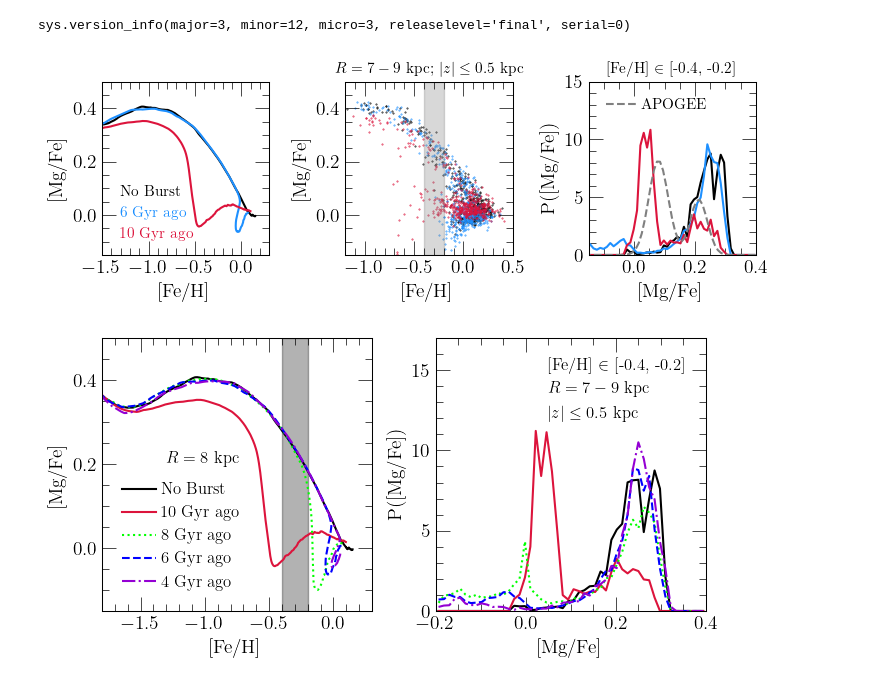
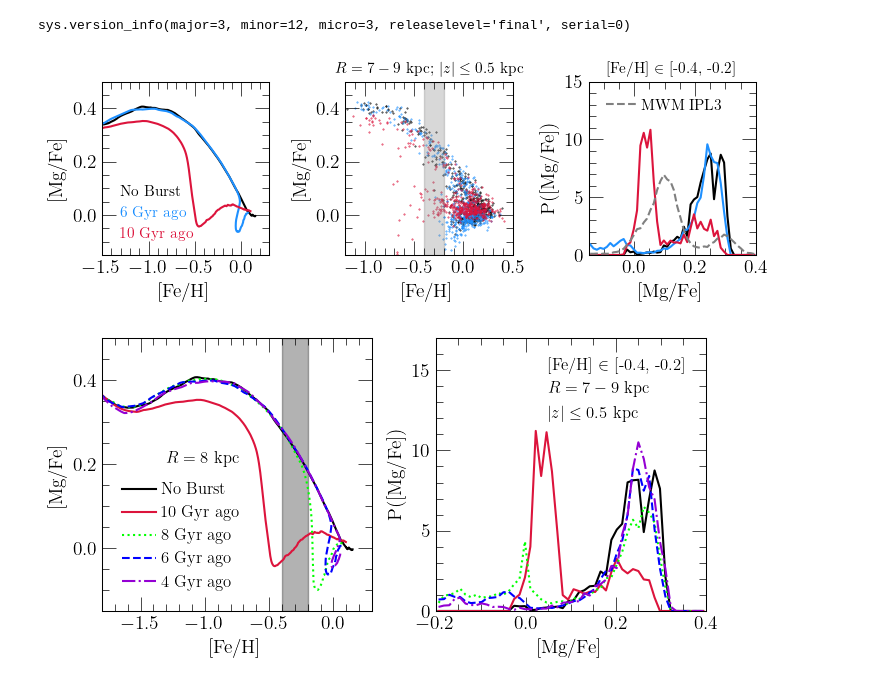
Before and after one commit to giganano/merger-flows, a Jupyter notebook: notebooks/timing.ipynb, the cells around one changed output. Drawn from its saved outputs; the diff is of its cells as text; code cells hidden in the pictures.

```diff
--- a/notebooks/timing.ipynb
+++ b/notebooks/timing.ipynb
@@ -5,13 +5,18 @@ from plots.mpltoolkit import mpl_loc, named_colors, markers, fancy_legend, negat
 import numpy as np
 import vice
 import sys
+from databanks.SDSS.IPL3 import IPL3_GIANTS
 sys.path.append("..")
 from src.utils import subsample_stellar_populations, get_velocity_profile, get_velocity_evolution, oh_to_12pluslog
 from src.plots.utils import weighted_median
 load_style_sheet("papers")
 print(sys.version_info)
+IPL3_GIANTS = vice.dataframe(IPL3_GIANTS)
 # %% [output]
 sys.version_info(major=3, minor=12, micro=3, releaselevel='final', serial=0)
+# %%
+IPL3_GIANTS["mg_fe"] = [mg - fe for mg, fe in zip(IPL3_GIANTS["mg_h"], IPL3_GIANTS["fe_h"])]
+IPL3_GIANTS["absz"] = [abs(z) for z in IPL3_GIANTS["z"]]
 # %%
 outputs = [
     "../outputs/expifr/amd/base",
@@ -94,17 +99,29 @@ def plot_distribution(ax, output, rmin = 7, rmax = 9, abszmin = 0, abszmax = 0.5
     xvals = [(a + b) / 2 for a, b in zip(bins[:-1], bins[1:])]
     ax.plot(xvals, hist, **kwargs)
 
-def plot_observed_distribution(ax, rmin, abszmin, fehmin, **kwargs):
-    path = "../data/ofe_mdfs/Rmin%.1f_hmin%.1f_FeHmin%.1f.dat" % (rmin, abszmin, fehmin)
-    raw = np.genfromtxt(path)
-    ofe = raw[:,-2]
-    p_ofe = raw[:,-1]
-    dofe = ofe[1] - ofe[0]
-    norm = 0
-    for i in range(len(ofe)):
-        norm += p_ofe[i] * dofe
-    p_ofe = [p / norm for p in p_ofe]
-    ax.plot(ofe, p_ofe, **kwargs)
+def plot_observed_distribution(ax, rmin, rmax, abszmin, abszmax, fehmin, fehmax, **kwargs):
+    stars = IPL3_GIANTS.filter(
+        "rgal", ">=", rmin).filter(
+        "rgal", "<=", rmax).filter(
+        "absz", ">=", abszmin).filter(
+        "absz", "<=", abszmax).filter(
+        "fe_h", ">=", fehmin).filter(
+        "fe_h", "<=", fehmax).filter(
+        "mg_fe", ">=", ax.get_xlim()[0]).filter(
+        "mg_fe", "<=", ax.get_xlim()[1])
+    hist, bins = np.histogram(stars["mg_fe"], bins = 50, range = ax.get_xlim(), density = True)
+    xvals = [(a + b) / 2 for a, b in zip(bins[:-1], bins[1:])]
+    ax.plot(xvals, hist, **kwargs)
+    # path = "../data/ofe_mdfs/Rmin%.1f_hmin%.1f_FeHmin%.1f.dat" % (rmin, abszmin, fehmin)
+    # raw = np.genfromtxt(path)
+    # ofe = raw[:,-2]
+    # p_ofe = raw[:,-1]
+    # dofe = ofe[1] - ofe[0]
+    # norm = 0
+    # for i in range(len(ofe)):
+    #     norm += p_ofe[i] * dofe
+    # p_ofe = [p / norm for p in p_ofe]
+    # ax.plot(ofe, p_ofe, **kwargs)
 
 for i in range(len(outputs)):
     kwargs = {
@@ -116,36 +133,37 @@ for i in range(len(outputs)):
     plot_stars(axes[1], outputs[i], rasterized = True, s = 0.15, **kwargs)
     plot_distribution(axes[2], outputs[i], **kwargs)
 
-plot_observed_distribution(axes[2], 7, 0, FEH_MIN, c = named_colors()["grey"], linestyle = "--", label = "APOGEE")
+# plot_observed_distribution(axes[2], 7, 0, FEH_MIN, c = named_colors()["grey"], linestyle = "--", label = "APOGEE")
+plot_observed_distribution(axes[2], 7, 9, 0, 0.5, FEH_MIN, FEH_MAX, c = named_colors()["grey"], linestyle = "--", label = "MWM IPL3")
 
 axes[1].fill_betweenx(axes[1].get_ylim(), 2 * [FEH_MIN], 2 * [FEH_MAX], color = named_colors()["grey"], alpha = 0.3)
 # axes[2].text(-0.1, 12, r"[Fe/H] $\in$ [%g, %g]" % (FEH_MIN, FEH_MAX), fontsize = 11)
 # axes[2].text(-0.1, 13.5, r"$R = 7 - 9$ kpc", fontsize = 11)
 # axes[2].text(-0.1, 11.5, r"$\left|z\right| \leq 0.5$ kpc", fontsize = 11)
 
 kwargs = {
     "loc": mpl_loc("lower left"),
     "fontsize": 11,
     "handlelength": 0
 }
 leg = axes[0].legend(**kwargs)
 fancy_legend(leg, COLORS)
 
 kwargs = {
     "loc": mpl_loc("upper left"),
     "bbox_to_anchor": (0.02, 0.98),
     "fontsize": 11
 }
 axes[2].legend(**kwargs)
 
 plt.tight_layout()
 for ext in ["pdf", "jpeg"]:
     kwargs = {}
     if ext == "jpeg": kwargs["dpi"] = 200
     plt.savefig("./timing/solar-annulus-timingcomp-gsebetaphiin-0p8.%s" % (ext), **kwargs)
 plt.show()
 # %% [output]
-[figure, old version]
+[figure, new version]
 # %%
 outputs = [
     "../outputs/expifr/amd/base",
```
Also changed, not shown: 2 other files.
